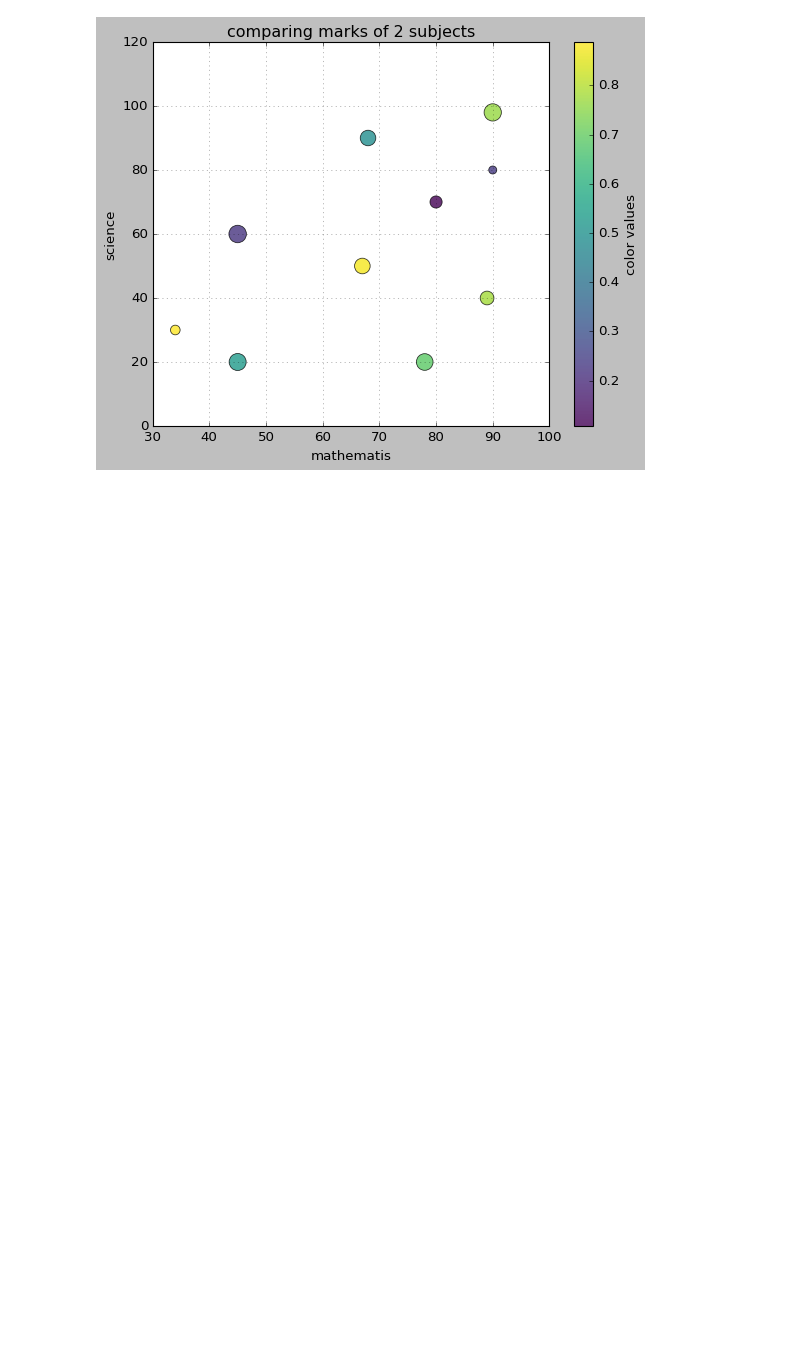
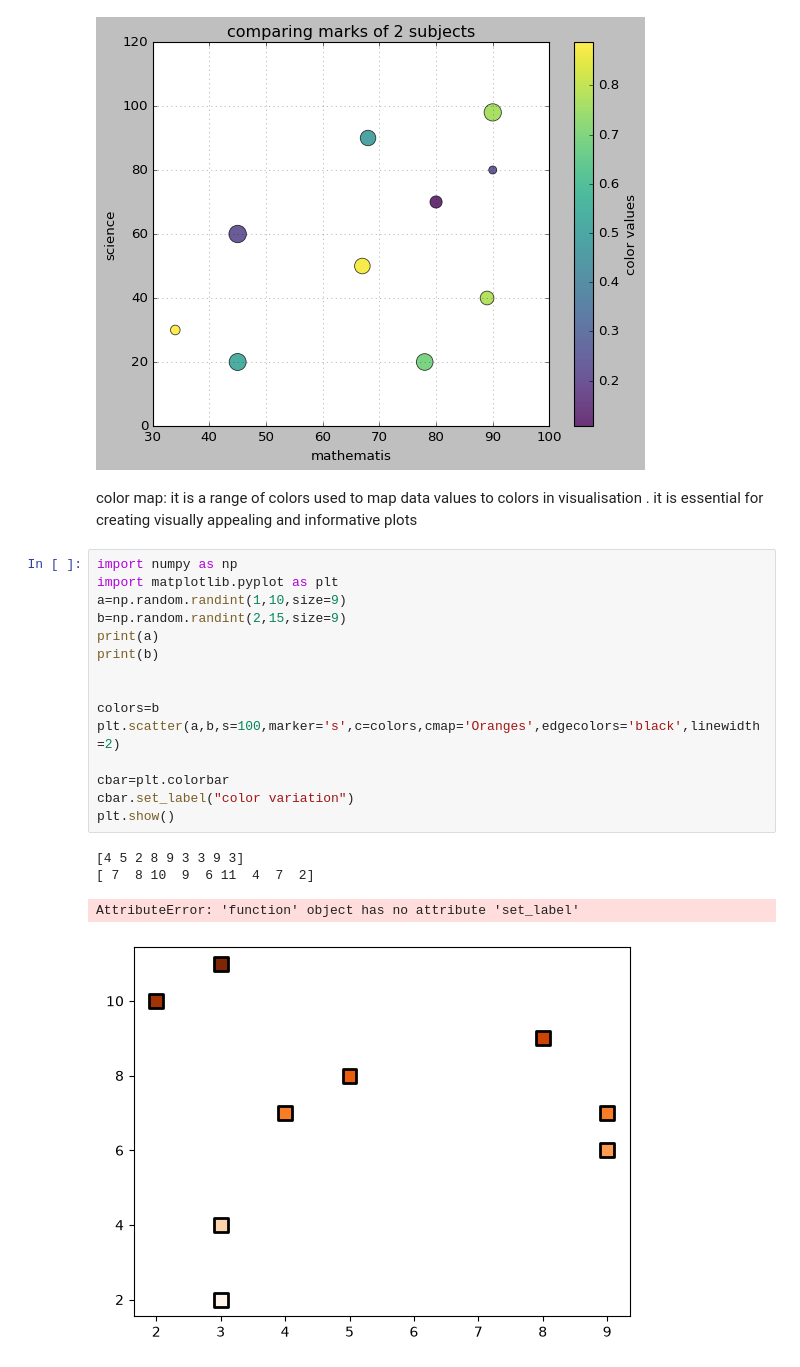
Before and after one commit to shimnasherin73/python-basics, a Jupyter notebook: matplotlib.ipynb, the cells around one changed output. Drawn from its saved outputs; the diff is of its cells as text; blank space fills up the shorter version.

```diff
--- a/matplotlib.ipynb
+++ b/matplotlib.ipynb
@@ -424,3 +424,27 @@ plt.grid(True,alpha=0.5)
 plt.show()
 # %% [output]
 [figure]
+# %% [markdown]
+color map:
+it is a range of colors used to map data values to colors in visualisation .
+it is essential for creating visually appealing and informative plots
+# %%
+import numpy as np
+import matplotlib.pyplot as plt
+a=np.random.randint(1,10,size=9)
+b=np.random.randint(2,15,size=9)
+print(a)
+print(b)
+
+
+colors=b
+plt.scatter(a,b,s=100,marker='s',c=colors,cmap='Oranges',edgecolors='black',linewidth=2)
+
+cbar=plt.colorbar
+cbar.set_label("color variation")
+plt.show()
+# %% [output]
+[4 5 2 8 9 3 3 9 3]
+[ 7  8 10  9  6 11  4  7  2]
+AttributeError: 'function' object has no attribute 'set_label'
+[figure, added]
```
Also changed, not shown: parts of 12 cells of this notebook.
